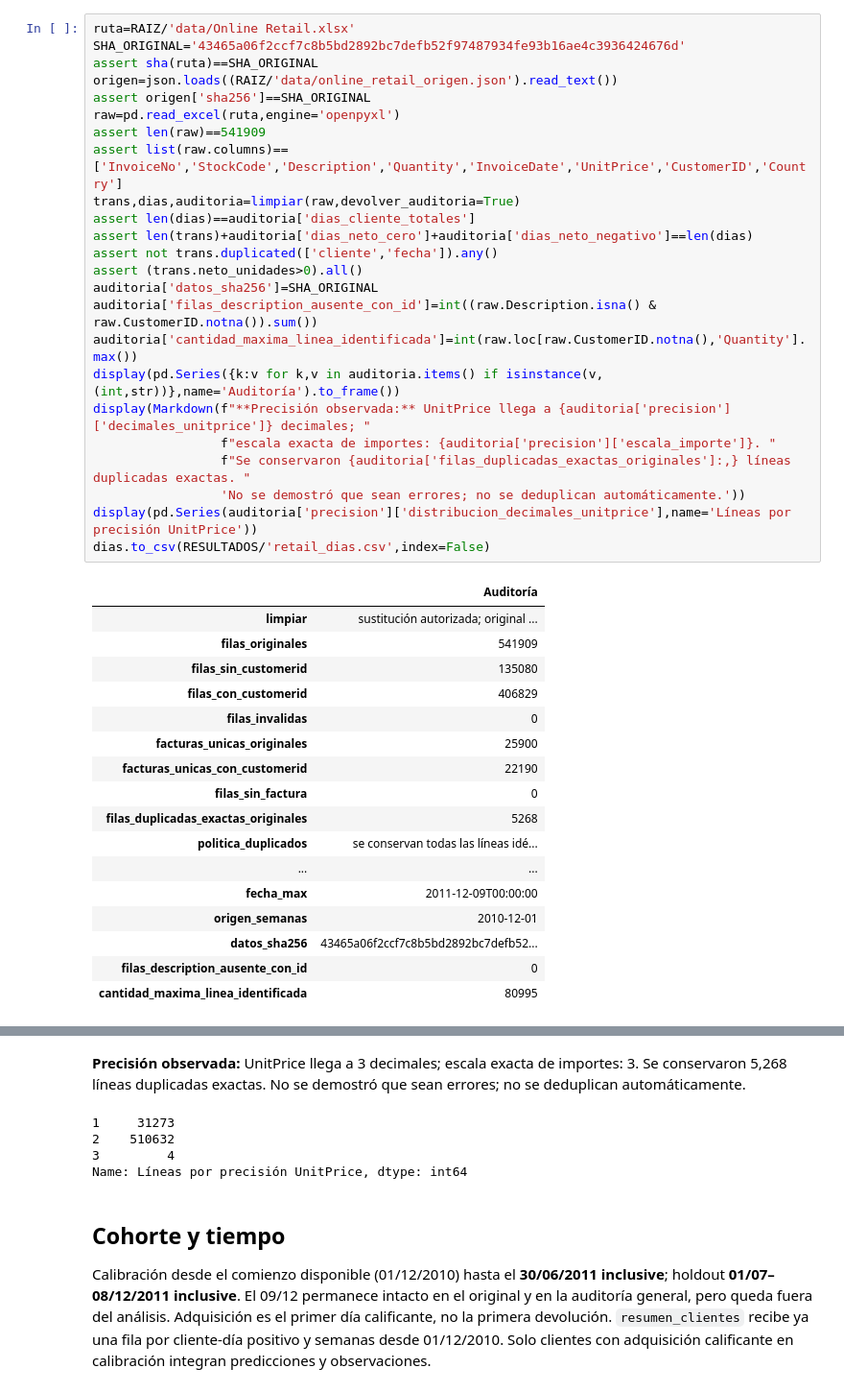
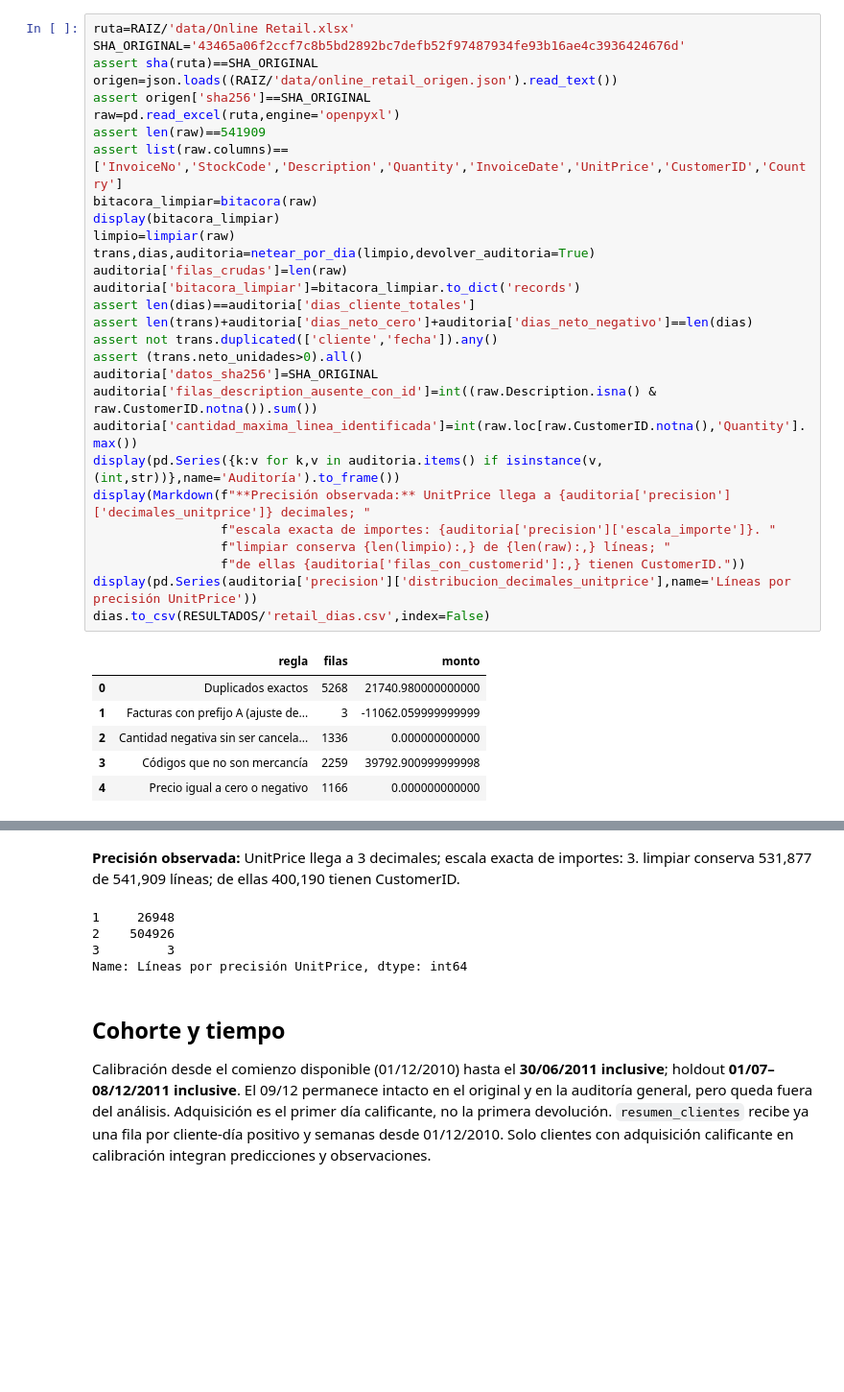
Before and after one commit to SSIsa14/contando-clientes-btyd, a Jupyter notebook: notebooks/05_online_retail.ipynb, the cells around one changed output, grey strips where cells are left out. Shown at 96% size. Cells and saved outputs as stored; diff of their text form; blank space fills up the shorter version.

```diff
--- a/notebooks/05_online_retail.ipynb
+++ b/notebooks/05_online_retail.ipynb
@@ -72,42 +63,36 @@ positivas se preservan. Solo **después de sumar** se excluyen días con neto <=
 # %%
 ruta=RAIZ/'data/Online Retail.xlsx'
 SHA_ORIGINAL='43465a06f2ccf7c8b5bd2892bc7defb52f97487934fe93b16ae4c3936424676d'
 assert sha(ruta)==SHA_ORIGINAL
 origen=json.loads((RAIZ/'data/online_retail_origen.json').read_text())
 assert origen['sha256']==SHA_ORIGINAL
 raw=pd.read_excel(ruta,engine='openpyxl')
 assert len(raw)==541909
 assert list(raw.columns)==['InvoiceNo','StockCode','Description','Quantity','InvoiceDate','UnitPrice','CustomerID','Country']
-trans,dias,auditoria=limpiar(raw,devolver_auditoria=True)
+bitacora_limpiar=bitacora(raw)
+display(bitacora_limpiar)
+limpio=limpiar(raw)
+trans,dias,auditoria=netear_por_dia(limpio,devolver_auditoria=True)
+auditoria['filas_crudas']=len(raw)
+auditoria['bitacora_limpiar']=bitacora_limpiar.to_dict('records')
 assert len(dias)==auditoria['dias_cliente_totales']
 assert len(trans)+auditoria['dias_neto_cero']+auditoria['dias_neto_negativo']==len(dias)
 assert not trans.duplicated(['cliente','fecha']).any()
 assert (trans.neto_unidades>0).all()
 auditoria['datos_sha256']=SHA_ORIGINAL
 auditoria['filas_description_ausente_con_id']=int((raw.Description.isna() & raw.CustomerID.notna()).sum())
 auditoria['cantidad_maxima_linea_identificada']=int(raw.loc[raw.CustomerID.notna(),'Quantity'].max())
 display(pd.Series({k:v for k,v in auditoria.items() if isinstance(v,(int,str))},name='Auditoría').to_frame())
 display(Markdown(f"**Precisión observada:** UnitPrice llega a {auditoria['precision']['decimales_unitprice']} decimales; "
                  f"escala exacta de importes: {auditoria['precision']['escala_importe']}. "
-                 f"Se conservaron {auditoria['filas_duplicadas_exactas_originales']:,} líneas duplicadas exactas. "
-                 'No se demostró que sean errores; no se deduplican automáticamente.'))
+                 f"limpiar conserva {len(limpio):,} de {len(raw):,} líneas; "
+                 f"de ellas {auditoria['filas_con_customerid']:,} tienen CustomerID."))
 display(pd.Series(auditoria['precision']['distribucion_decimales_unitprice'],name='Líneas por precisión UnitPrice'))
 dias.to_csv(RESULTADOS/'retail_dias.csv',index=False)
 # %% [output]
-|  | Auditoría |
-| limpiar | sustitución autorizada; original ... |
-| filas_originales | 541909 |
-| filas_sin_customerid | 135080 |
-| filas_con_customerid | 406829 |
-| filas_invalidas | 0 |
-| facturas_unicas_originales | 25900 |
-| facturas_unicas_con_customerid | 22190 |
-| filas_sin_factura | 0 |
-| filas_duplicadas_exactas_originales | 5268 |
-| politica_duplicados | se conservan todas las líneas idé... |
-| ... | ... |
-| fecha_max | 2011-12-09T00:00:00 |
-| origen_semanas | 2010-12-01 |
-| datos_sha256 | 43465a06f2ccf7c8b5bd2892bc7defb52... |
-| filas_description_ausente_con_id | 0 |
-| cantidad_maxima_linea_identificada | 80995 |
+|  | regla | filas | monto |
+| 0 | Duplicados exactos | 5268 | 21740.980000000000 |
+| 1 | Facturas con prefijo A (ajuste de... | 3 | -11062.059999999999 |
+| 2 | Cantidad negativa sin ser cancela... | 1336 | 0.000000000000 |
+| 3 | Códigos que no son mercancía | 2259 | 39792.900999999998 |
+| 4 | Precio igual a cero o negativo | 1166 | 0.000000000000 |
@@ -114,7 +116,7 @@ dias.to_csv(RESULTADOS/'retail_dias.csv',index=False)
-**Precisión observada:** UnitPrice llega a 3 decimales; escala exacta de importes: 3. Se conservaron 5,268 líneas duplicadas exactas. No se demostró que sean errores; no se deduplican automáticamente.
+**Precisión observada:** UnitPrice llega a 3 decimales; escala exacta de importes: 3. limpiar conserva 531,877 de 541,909 líneas; de ellas 400,190 tienen CustomerID.
-1     31273
-2    510632
-3         4
+1     26948
+2    504926
+3         3
 Name: Líneas por precisión UnitPrice, dtype: int64
 # %% [markdown]
 ## Cohorte y tiempo
```
Also changed, not shown: parts of 14 cells of this notebook, 51 other files.
